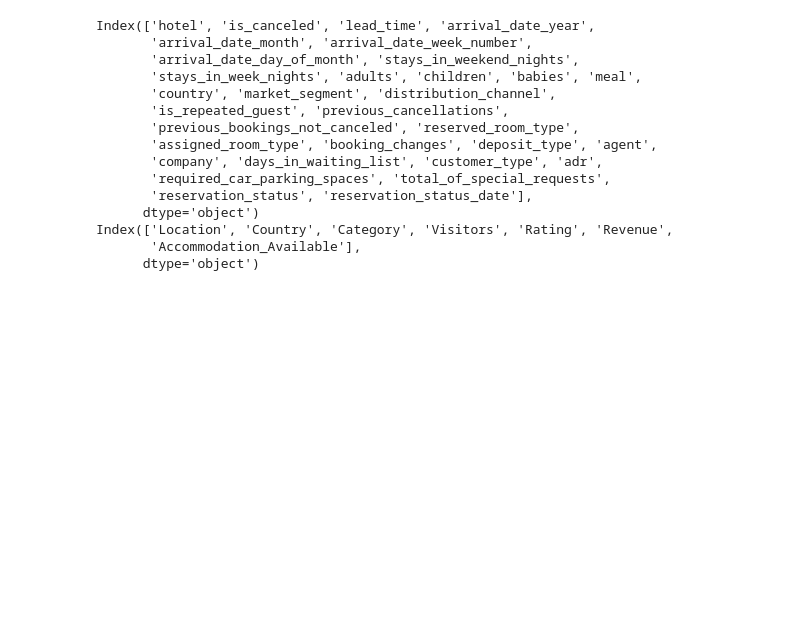
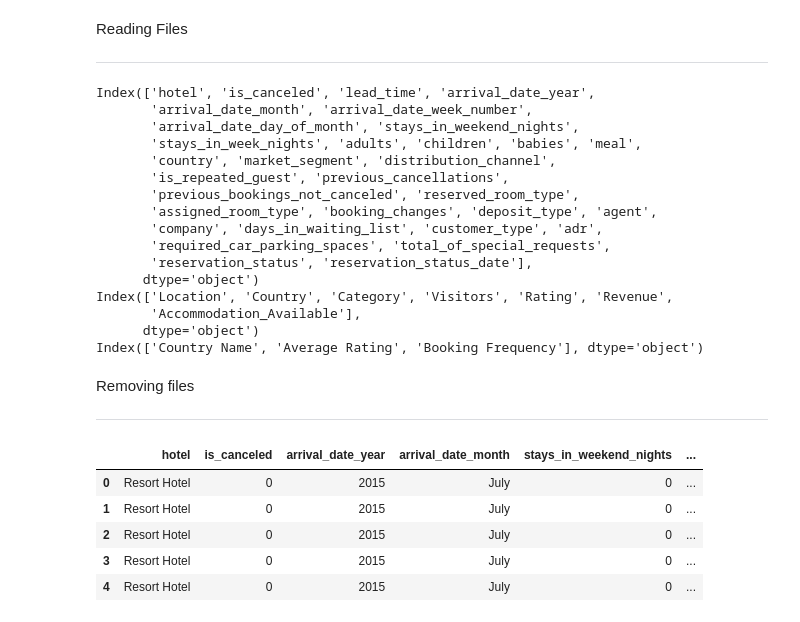
Before and after one commit to Kathyvng/Project1_Group6, a Jupyter notebook: Miguel_Analysis/clean_it.ipynb, the cells around one changed output. Drawn from its saved outputs; the diff is of its cells as text; code cells hidden in the pictures; blank space fills up the shorter version.

```diff
--- a/Miguel_Analysis/clean_it.ipynb
+++ b/Miguel_Analysis/clean_it.ipynb
@@ -28,11 +34,17 @@ with zipfile.ZipFile("hotel_bookings.csv.zip", "r") as zipref:
+# %% [markdown]
+Reading Files
+***
 # %%
 #reading files
-hotel_data = Path("hotel_bookings.csv")
-travel_data = Path("tourism_dataset.csv")
+hotel_data = Path("../Resources/hotel_bookings_dataset.csv")
+travel_data = Path("../Resources/tourism_dataset.csv")
+hotel_rating = Path("../Resources/hotel_ratings_bookings_APIdataset.csv")
 hotel = pd.read_csv(hotel_data)
 travel = pd.read_csv(travel_data)
+rating =pd.read_csv(hotel_rating)
 print(hotel.keys())
 print(travel.keys())
+print(rating.keys())
 # %% [output]
 Index(['hotel', 'is_canceled', 'lead_time', 'arrival_date_year',
        'arrival_date_month', 'arrival_date_week_number',
@@ -49,3 +61,4 @@ Index(['hotel', 'is_canceled', 'lead_time', 'arrival_date_year',
 Index(['Location', 'Country', 'Category', 'Visitors', 'Rating', 'Revenue',
        'Accommodation_Available'],
       dtype='object')
+Index(['Country Name', 'Average Rating', 'Booking Frequency'], dtype='object')
@@ -58,0 +65,22 @@ data["country"]
+# %% [markdown]
+Removing files
+***
+# %%
+# Remove specified columns from the hotel_data DataFrame(code shared by Kathy Nguyen)
+columns_to_remove = [
+    'arrival_date_week_number', 'arrival_date_day_of_month', 'meal',
+    'market_segment', 'distribution_channel', 'previous_bookings_not_canceled',
+    'reserved_room_type', 'assigned_room_type', 'booking_changes', 'deposit_type',
+    'agent', 'company', 'days_in_waiting_list', 'customer_type',
+    'required_car_parking_spaces', 'total_of_special_requests', 'reservation_status_date', 'lead_time', 'is_repeated_guest', 'previous_cancellations'
+]
+
+hotel = hotel.drop(columns=columns_to_remove)
+hotel.head()
+# %% [output]
+|  | hotel | is_canceled | arrival_date_year | arrival_date_month | stays_in_weekend_nights | ... |
+| 0 | Resort Hotel | 0 | 2015 | July | 0 | ... |
+| 1 | Resort Hotel | 0 | 2015 | July | 0 | ... |
+| 2 | Resort Hotel | 0 | 2015 | July | 0 | ... |
+| 3 | Resort Hotel | 0 | 2015 | July | 0 | ... |
+| 4 | Resort Hotel | 0 | 2015 | July | 0 | ... |
```
Also changed, not shown: parts of 19 cells of this notebook, 1 other file.
